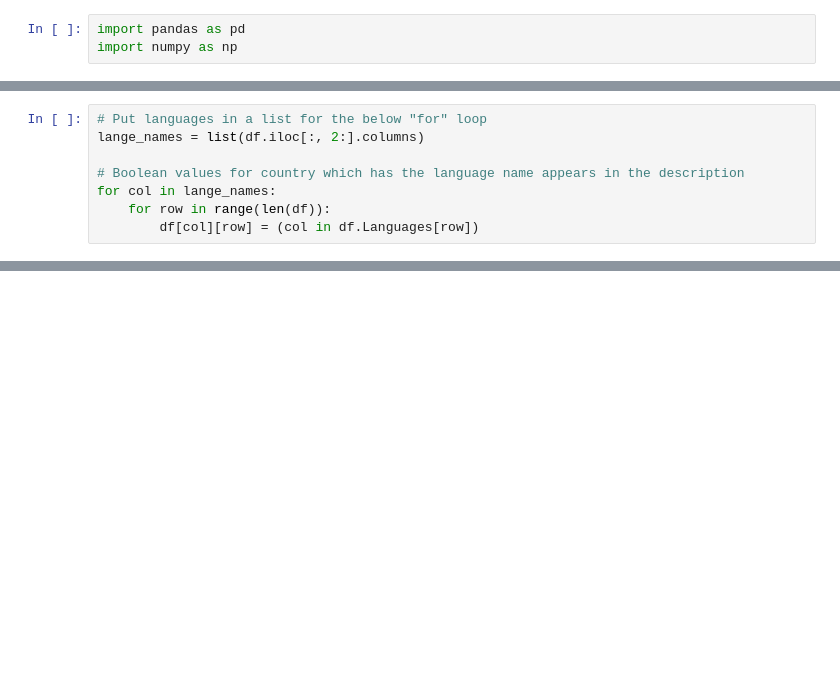
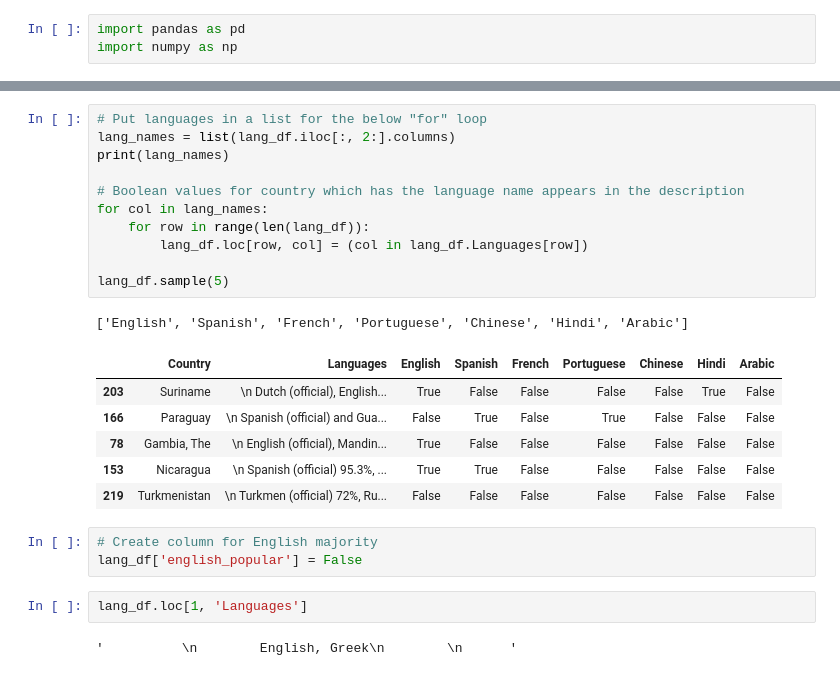
Before and after one commit to hakhuong/Digital-Education-Market-Segmentation, a Jupyter notebook: language-analysis/2-analyze-data.ipynb, the cells around one changed output, grey strips where cells are left out. Cells and saved outputs as stored; diff of their text form; blank space fills up the shorter version.

```diff
--- a/language-analysis/2-analyze-data.ipynb
+++ b/language-analysis/2-analyze-data.ipynb
@@ -65,8 +5,0 @@ df
-# %%
-# Put languages in a list for the below "for" loop
-lange_names = list(df.iloc[:, 2:].columns)
-
-# Boolean values for country which has the language name appears in the description
-for col in lange_names:
-    for row in range(len(df)):
-        df[col][row] = (col in df.Languages[row])
@@ -144,0 +77,26 @@ df
+# %%
+# Put languages in a list for the below "for" loop
+lang_names = list(lang_df.iloc[:, 2:].columns)
+print(lang_names)
+
+# Boolean values for country which has the language name appears in the description
+for col in lang_names:
+    for row in range(len(lang_df)):
+        lang_df.loc[row, col] = (col in lang_df.Languages[row])
+
+lang_df.sample(5)
+# %% [output]
+['English', 'Spanish', 'French', 'Portuguese', 'Chinese', 'Hindi', 'Arabic']
+|  | Country | Languages | English | Spanish | French | Portuguese | Chinese | Hindi | Arabic |
+| 203 | Suriname | \n Dutch (official), English... | True | False | False | False | False | True | False |
+| 166 | Paraguay | \n Spanish (official) and Gua... | False | True | False | True | False | False | False |
+| 78 | Gambia, The | \n English (official), Mandin... | True | False | False | False | False | False | False |
+| 153 | Nicaragua | \n Spanish (official) 95.3%, ... | True | True | False | False | False | False | False |
+| 219 | Turkmenistan | \n Turkmen (official) 72%, Ru... | False | False | False | False | False | False | False |
+# %%
+# Create column for English majority
+lang_df['english_popular'] = False
+# %%
+lang_df.loc[1, 'Languages']
+# %% [output]
+'          \n        English, Greek\n        \n      '
```
Also changed, not shown: parts of 55 cells of this notebook, 18 other files.
